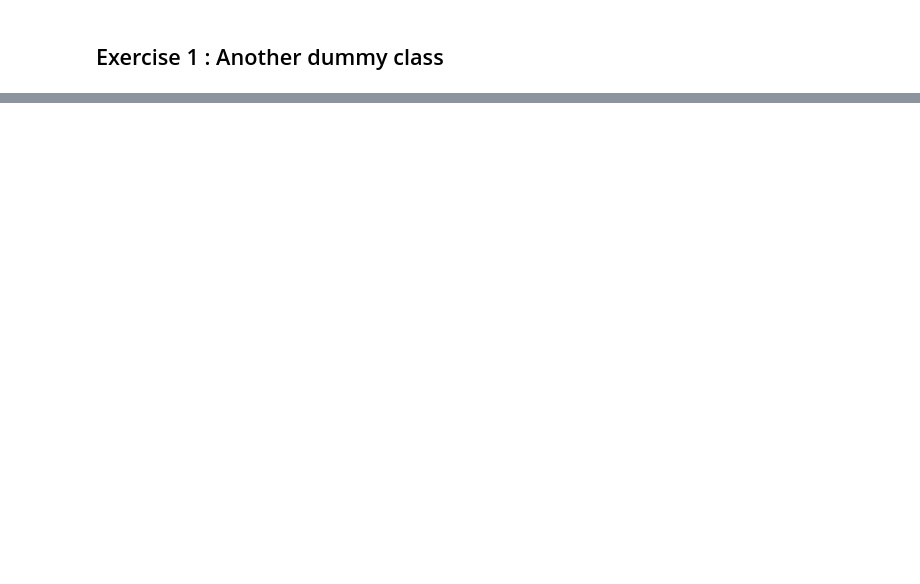
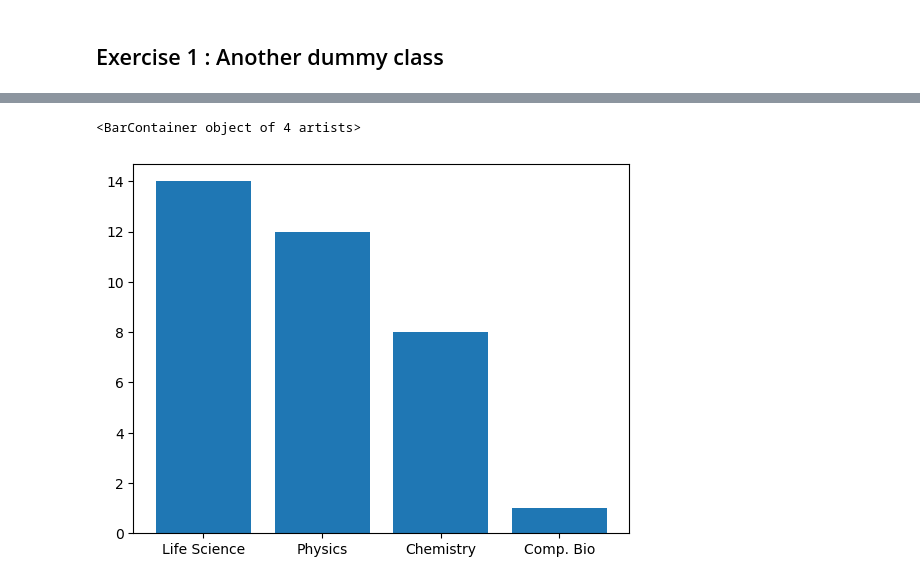
Before and after one commit to SPS-SP2273/learning-portfolio-enxinnn, a Jupyter notebook: pandas/pandas_(need).ipynb, the cells around one changed output, grey strips where cells are left out. Cells and saved outputs as stored; diff of their text form; code cells hidden in the pictures; blank space fills up the shorter version.

```diff
--- a/pandas/pandas_(need).ipynb
+++ b/pandas/pandas_(need).ipynb
@@ -154,7 +584,5 @@ Index(['Unnamed: 0', 'Name', 'Student No', 'Major', 'Gender', 'Test 2 (20%)',
 # %% [markdown]
 ## Exercise 1 :  Another dummy class
 # %%
-
-
-
-# Your solution here
+df_class = pd.read_excel("another-dummy-class.xlsx")
+df_class
@@ -160,0 +607,2 @@ Index(['Unnamed: 0', 'Name', 'Student No', 'Major', 'Gender', 'Test 2 (20%)',
+# %%
+df_class.drop(columns=['Unnamed: 0'], inplace=True)
@@ -160,0 +649,13 @@ Index(['Unnamed: 0', 'Name', 'Student No', 'Major', 'Gender', 'Test 2 (20%)',
+# %%
+
+data = df_class["Major"].value_counts().to_dict()
+# %%
+from matplotlib import pyplot as plt
+
+majors = list(data.keys())
+counts = list(data.values())
+
+plt.bar(majors, counts)
+# %% [output]
+<BarContainer object of 4 artists>
+[figure, added]
```
Also changed, not shown: parts of 50 cells of this notebook, 2 other files.
